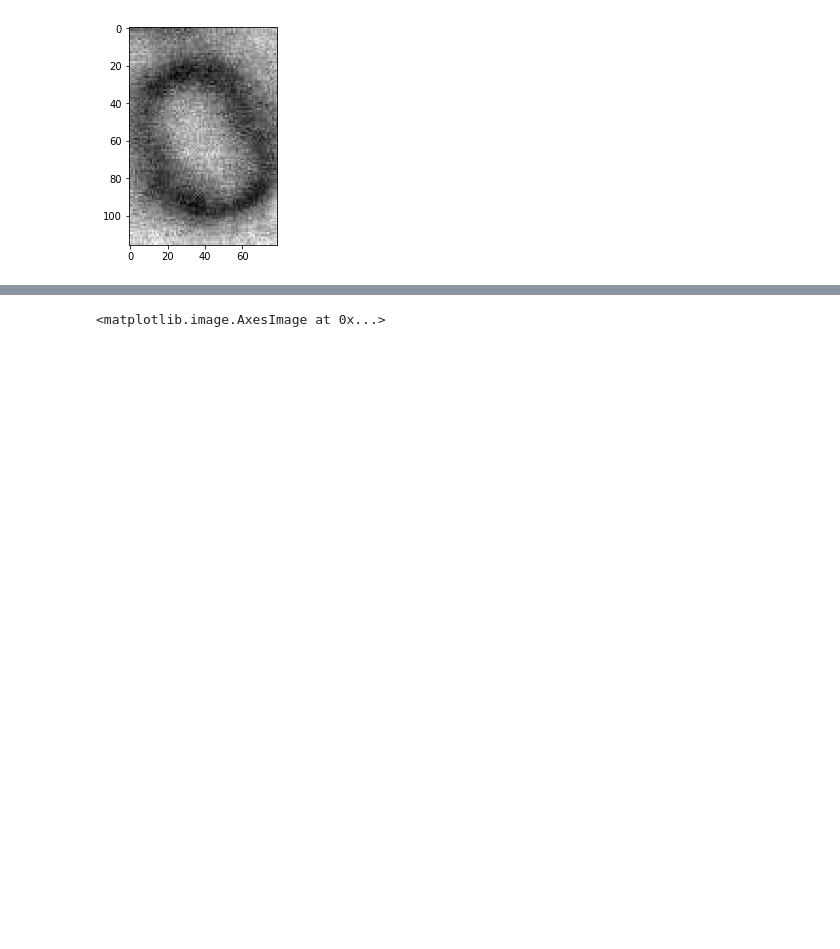
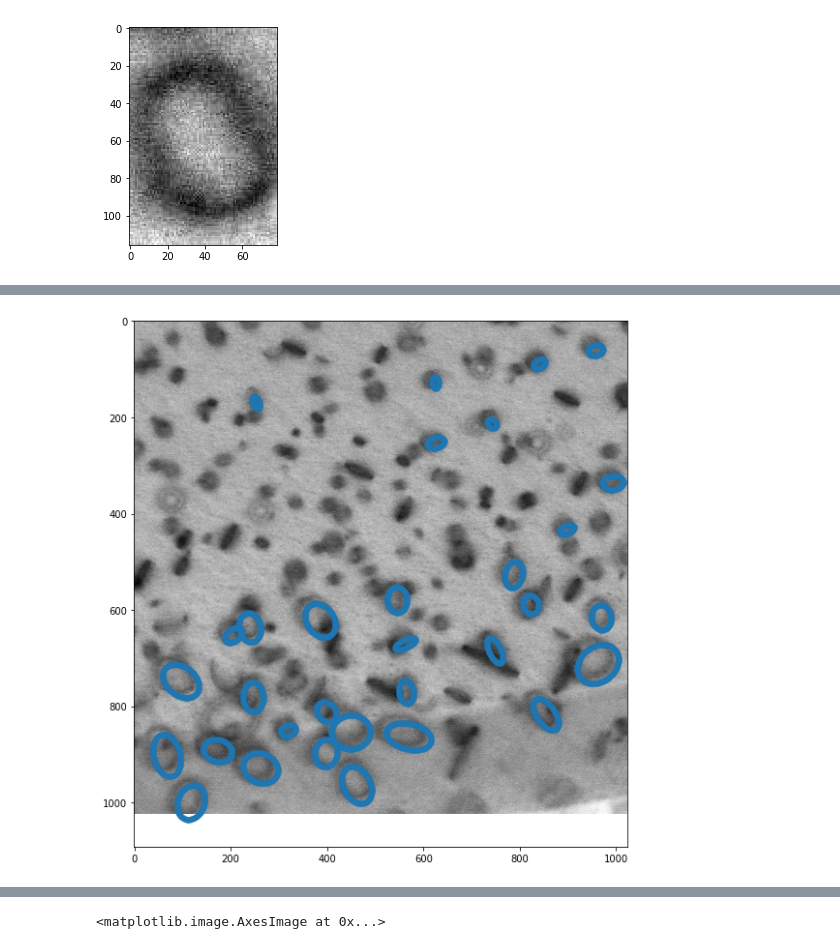
Before and after one commit to uw-cmg/Defect-Detection, a Jupyter notebook: Defect detection debug.ipynb, the cells around one changed output, grey strips where cells are left out. Saved outputs shown, nothing was run; the diff lists cells and outputs as text; code cells hidden in the pictures; blank space fills up the shorter version.

```diff
--- a/Defect detection debug.ipynb
+++ b/Defect detection debug.ipynb
@@ -167,0 +197,4 @@ imageUtils.showImage(subimages[6])
+# %%
+postProcessing.img_ellipse_fitting(img_0,bbs_1)
+# %% [output]
+[figure, added]
```
Also changed, not shown: parts of 15 cells of this notebook.
